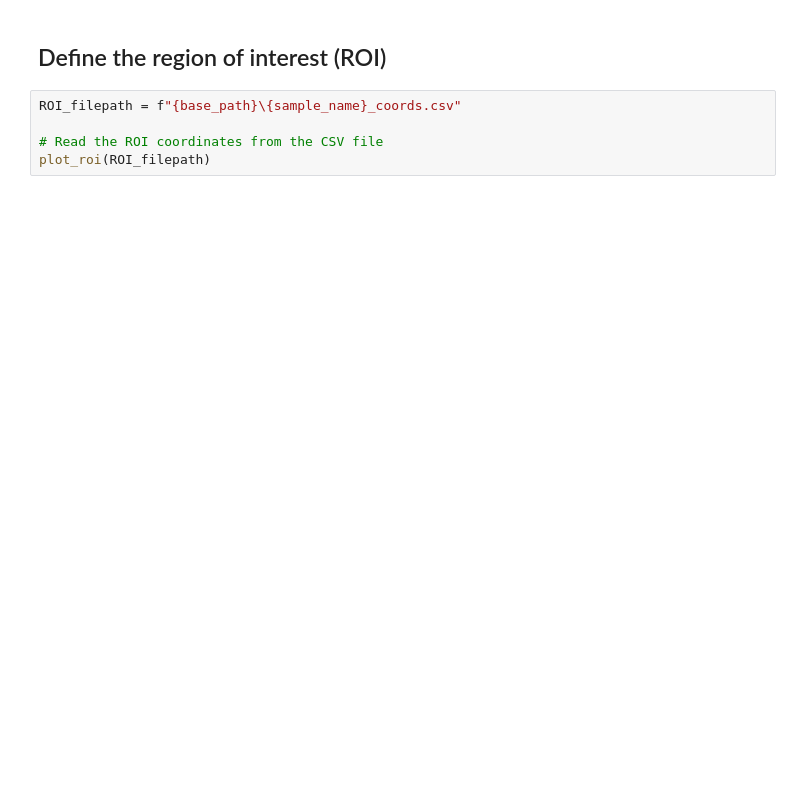
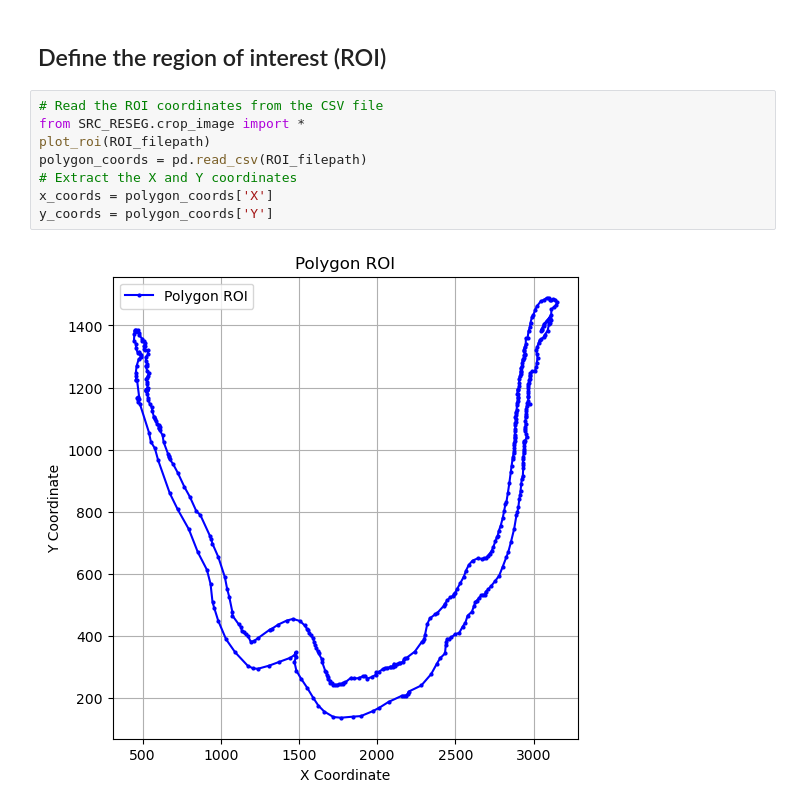
Before and after one commit to xiwang3236/SpatialOmics_cellpose, a Jupyter notebook: resegmentation_pipeline.ipynb, the cells around one changed output. Saved outputs shown, nothing was run; the diff lists cells and outputs as text; blank space fills up the shorter version.

Commit message:
finished crop image

```diff
--- a/resegmentation_pipeline.ipynb
+++ b/resegmentation_pipeline.ipynb
@@ -38,8 +37,13 @@ SyntaxError: cannot assign to expression (4155703933.py, line 23)
 # %% [markdown]
 ## Define the region of interest (ROI)
 # %%
-ROI_filepath = f"{base_path}\{sample_name}_coords.csv"
-
 # Read the ROI coordinates from the CSV file
+from SRC_RESEG.crop_image import *
 plot_roi(ROI_filepath)
+polygon_coords = pd.read_csv(ROI_filepath)
+# Extract the X and Y coordinates
+x_coords = polygon_coords['X']
+y_coords = polygon_coords['Y']
+# %% [output]
+[figure, added]
 # %%
```
Also changed, not shown: parts of 6 cells of this notebook, 2 other files.
